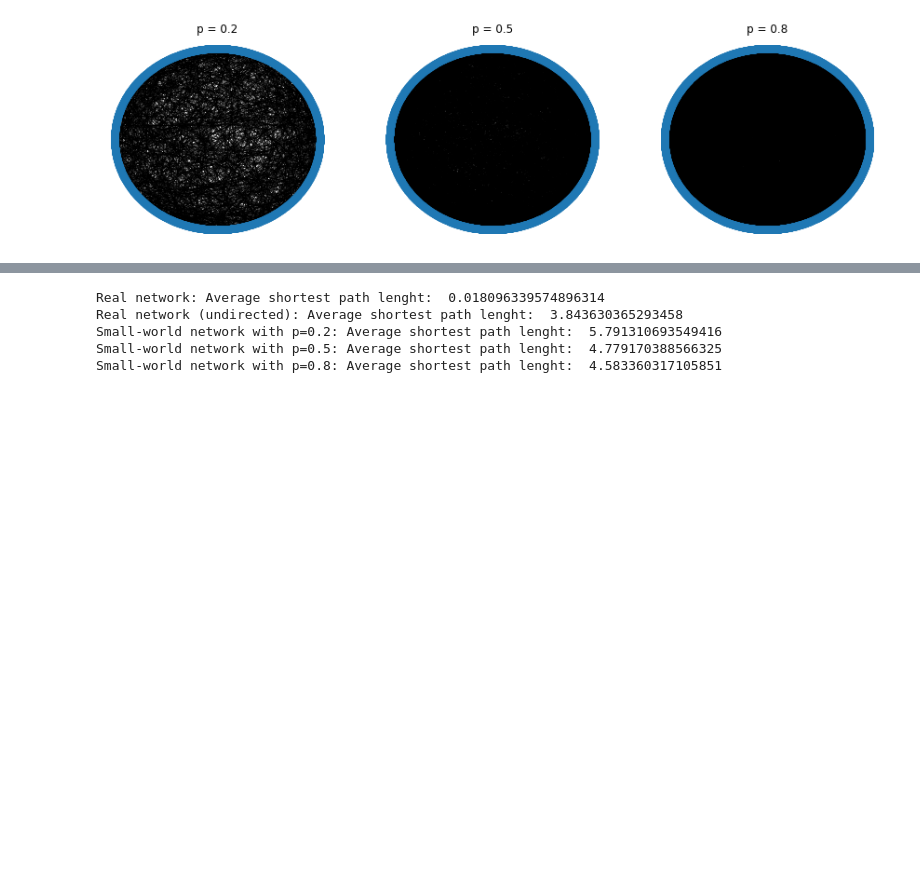
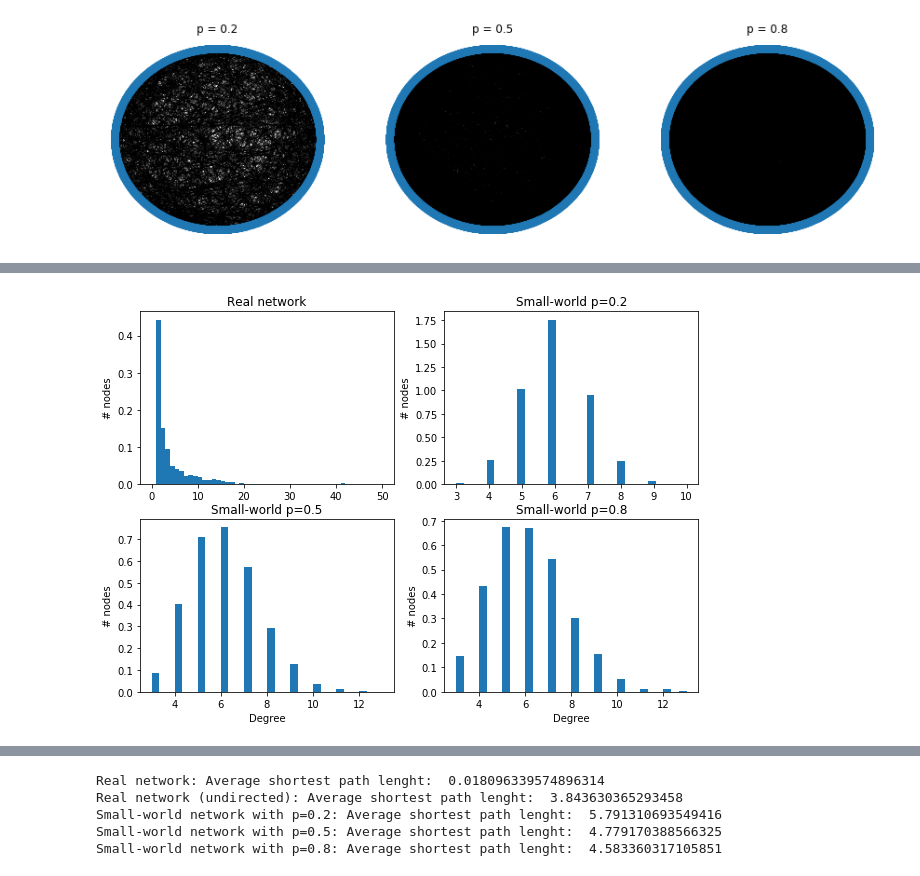
Before and after one commit to NuriaSF/ComplexNetworks, a Jupyter notebook: maayan-figeys/Final_presentation/4-8_Network_Proteins-Slides.ipynb, the cells around one changed output, grey strips where cells are left out. Cells and saved outputs as stored; diff of their text form; code cells hidden in the pictures; blank space fills up the shorter version.

```diff
--- a/maayan-figeys/Final_presentation/4-8_Network_Proteins-Slides.ipynb
+++ b/maayan-figeys/Final_presentation/4-8_Network_Proteins-Slides.ipynb
@@ -758,9 +809,10 @@ We will now compare the degree distribution of both networks.
 # %%
+hide_code_in_slideshow()
 #Real network
-f, (ax1, ax2) = plt.subplots(2, 2,figsize=(15,12))
+f, (ax1, ax2) = plt.subplots(2, 2,figsize=(10,7))
 degrees = dict(G.degree()).values()
 degree_hist = ax1[0].hist(list(degrees), 50, range=(0,50), density=True)
-ax1[0].set_xlabel('Degree')
+#ax1[0].set_xlabel('Degree')
 ax1[0].set_ylabel('# nodes')
 ax1[0].set_title('Real network')
 
@@ -768,18 +820,21 @@ ax1[0].set_title('Real network')
 #Small-world networks
 degrees_SmWd_1 = sorted([d for n, d in G_SmWd_1.degree()], reverse=True)
 degree_hist_SmWd_1 = ax1[1].hist(list(degrees_SmWd_1), 30 , density=True)
-ax1[1].set_xlabel('Degree')
+#ax1[1].set_xlabel('Degree')
 ax1[1].set_ylabel('# nodes')
-ax1[1].set_title('Small-world network with p=0.2')
+ax1[1].set_title('Small-world p=0.2')
 
 degrees_SmWd_2 = sorted([d for n, d in G_SmWd_2.degree()], reverse=True)
 degree_hist_SmWd_2 = ax2[0].hist(list(degrees_SmWd_2), 30 , density=True)
 ax2[0].set_xlabel('Degree')
 ax2[0].set_ylabel('# nodes')
-ax2[0].set_title('Small-world network with p=0.5')
+ax2[0].set_title('Small-world p=0.5')
 
 degrees_SmWd_3 = sorted([d for n, d in G_SmWd_3.degree()], reverse=True)
 degree_hist_SmWd_3 = ax2[1].hist(list(degrees_SmWd_3), 30 , density=True)
 ax2[1].set_xlabel('Degree')
 ax2[1].set_ylabel('# nodes')
-ax2[1].set_title('Small-world network with p=0.8')
+ax2[1].set_title('Small-world p=0.8')
+
+plt.show()
+# %% [output]
@@ -785,0 +842 @@ ax2[1].set_title('Small-world network with p=0.8')
+[figure, added]
```
Also changed, not shown: parts of 41 cells of this notebook, 3 other files.
